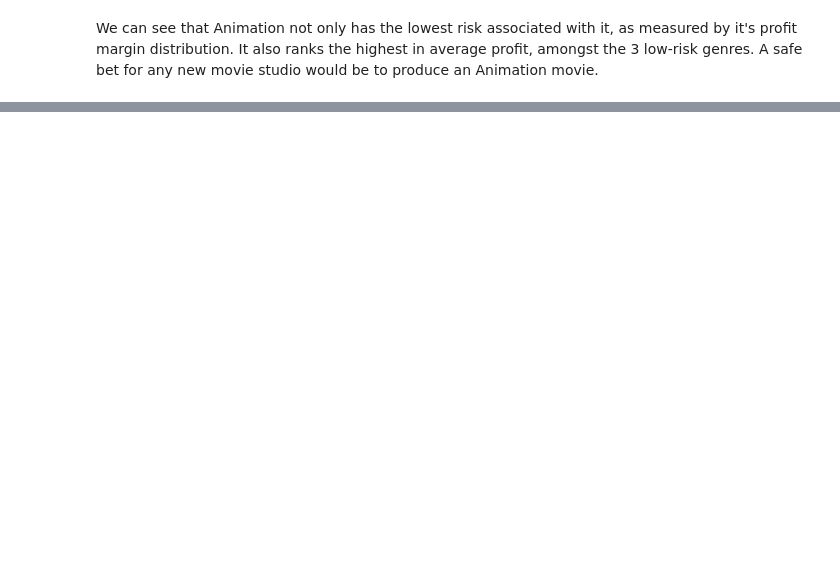
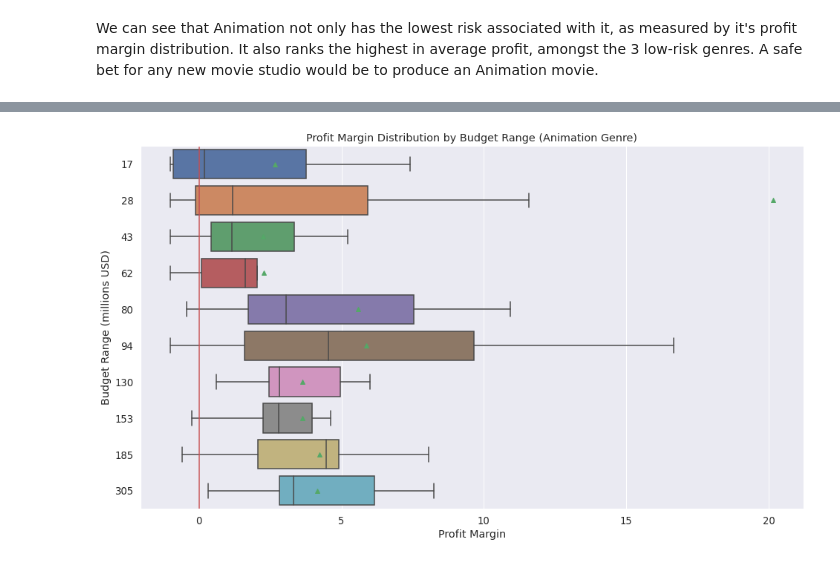
Before and after one commit to Skellet0r/movie-industry, a Jupyter notebook: notebooks/03-eamor-data-exploration.ipynb, the cells around one changed output, grey strips where cells are left out. Saved outputs shown, nothing was run; the diff lists cells and outputs as text; code cells hidden in the pictures; blank space fills up the shorter version.

```diff
--- a/notebooks/03-eamor-data-exploration.ipynb
+++ b/notebooks/03-eamor-data-exploration.ipynb
@@ -114,0 +183,29 @@ We can see that Animation not only has the lowest risk associated with it, as me
+# %%
+# create animation movie dataframe with budget binned into 10 categories
+anim_mask = df.genres == "Animation"
+anim_df = df[anim_mask]
+anim_df = anim_df[~anim_df.duplicated("movie")]
+
+bins = np.quantile(anim_df.production_budget, np.linspace(0, 1, 11))
+labels = [f"{i/1_000_000:,.0f}" for i in bins[1:]]
+
+anim_df["bin"] = pd.cut(anim_df.production_budget, bins, include_lowest=True, labels=labels)
+# %%
+# plot profit margin for each budget range
+fig = plt.figure(figsize=(16, 9))
+
+sns.boxplot("profit_margin", "bin", data=anim_df, showfliers=False, showmeans=True)
+
+# plot vertical line
+locs, _ = plt.yticks()
+plt.axvline(0, locs[0], locs[-1], color="r")
+
+
+plt.xlabel("Profit Margin")
+plt.ylabel("Budget Range (millions USD)")
+plt.title("Profit Margin Distribution by Budget Range (Animation Genre)")
+
+
+plt.show()
+# %% [output]
+[figure, added]
```
Also changed, not shown: parts of 11 cells of this notebook.
